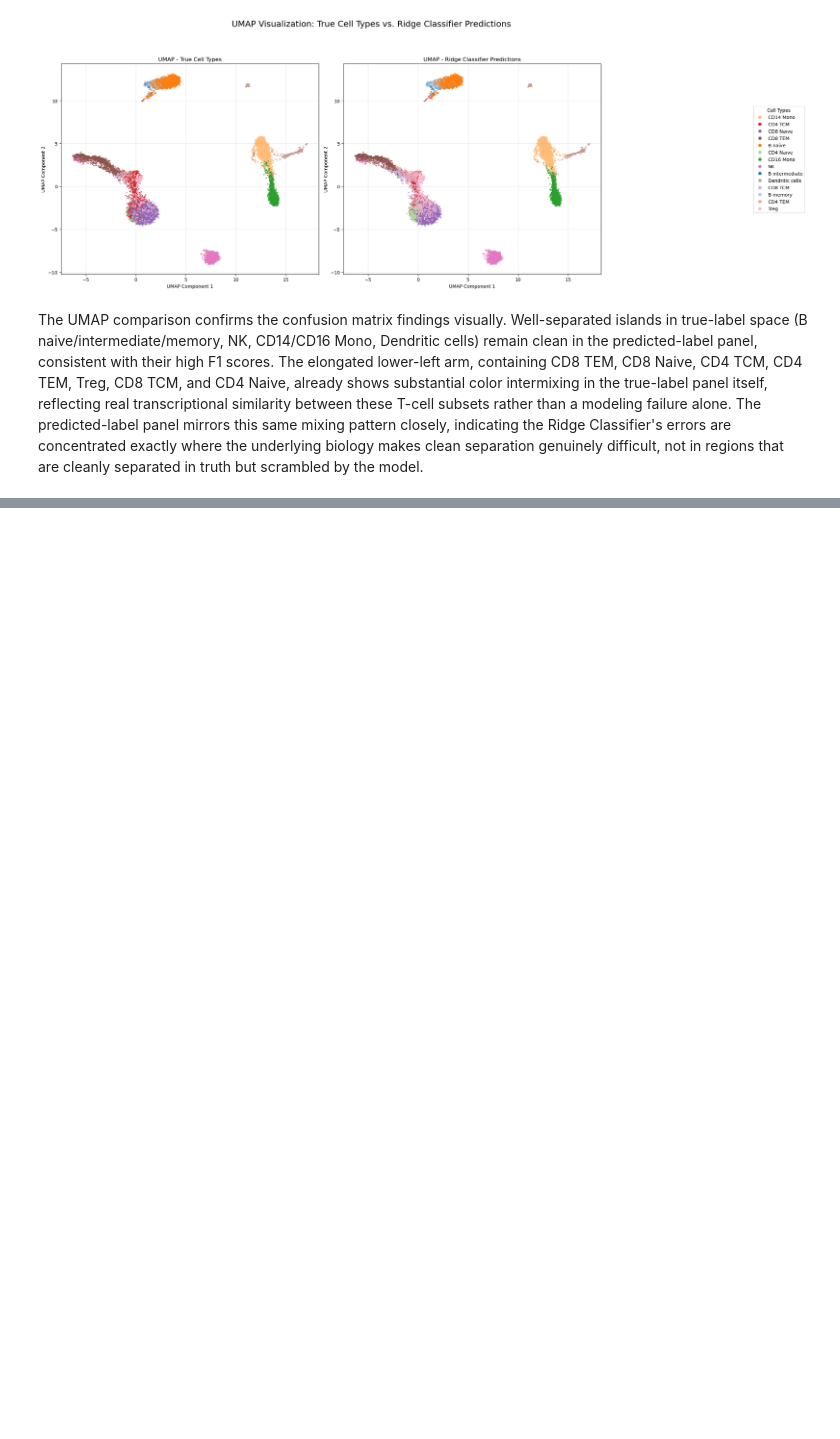
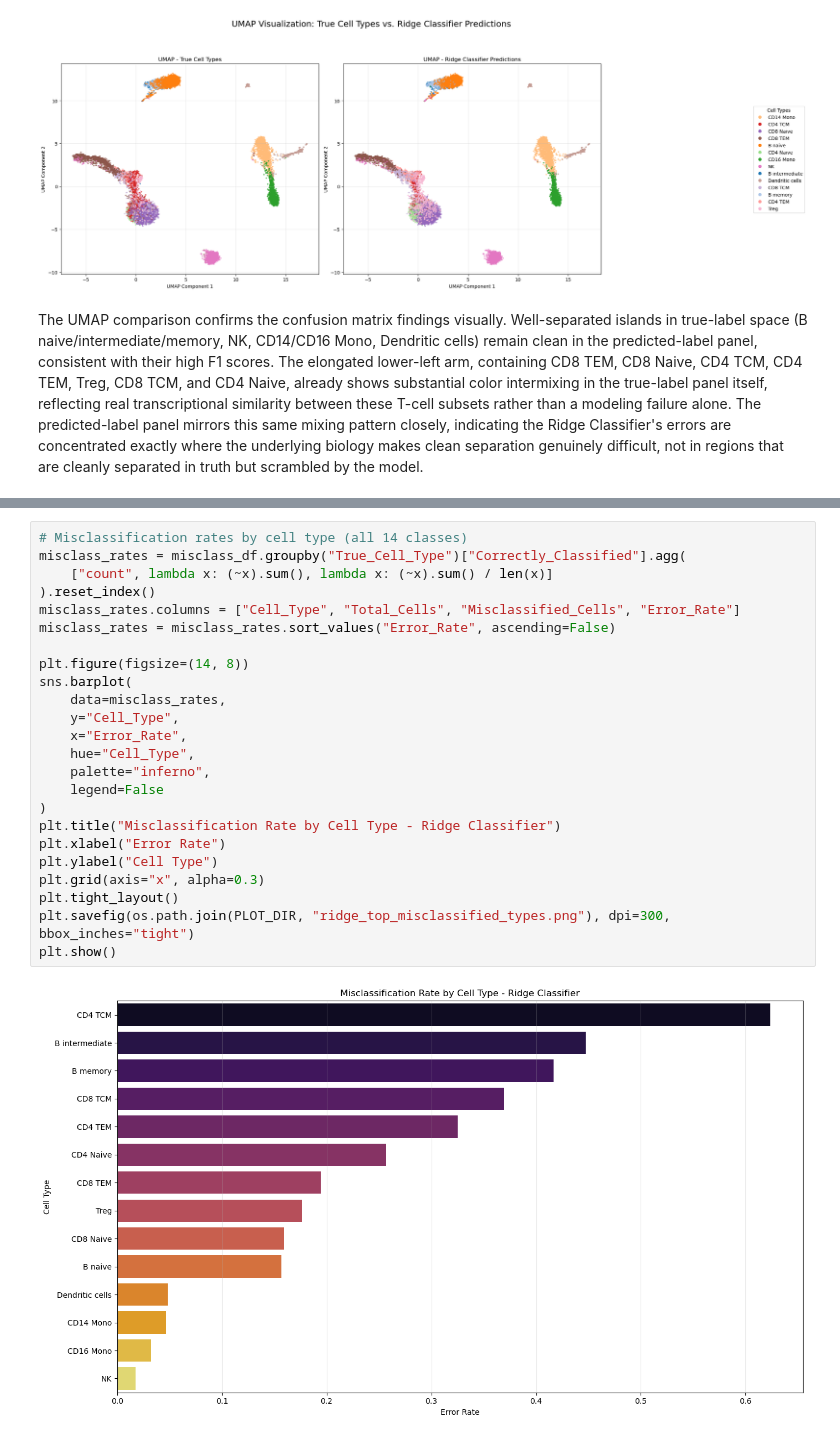
Before and after one commit to rajantidke/ML_immune_cell_type_classifier, a Jupyter notebook: Notebooks/3_Supervised_Learning.ipynb, the cells around one changed output, grey strips where cells are left out. Saved outputs shown, nothing was run; the diff lists cells and outputs as text; blank space fills up the shorter version.

```diff
--- a/Notebooks/3_Supervised_Learning.ipynb
+++ b/Notebooks/3_Supervised_Learning.ipynb
@@ -359,0 +396,26 @@ The UMAP comparison confirms the confusion matrix findings visually. Well-separa
+# %%
+# Misclassification rates by cell type (all 14 classes)
+misclass_rates = misclass_df.groupby("True_Cell_Type")["Correctly_Classified"].agg(
+    ["count", lambda x: (~x).sum(), lambda x: (~x).sum() / len(x)]
+).reset_index()
+misclass_rates.columns = ["Cell_Type", "Total_Cells", "Misclassified_Cells", "Error_Rate"]
+misclass_rates = misclass_rates.sort_values("Error_Rate", ascending=False)
+
+plt.figure(figsize=(14, 8))
+sns.barplot(
+    data=misclass_rates,
+    y="Cell_Type",
+    x="Error_Rate",
+    hue="Cell_Type",
+    palette="inferno",
+    legend=False
+)
+plt.title("Misclassification Rate by Cell Type - Ridge Classifier")
+plt.xlabel("Error Rate")
+plt.ylabel("Cell Type")
+plt.grid(axis="x", alpha=0.3)
+plt.tight_layout()
+plt.savefig(os.path.join(PLOT_DIR, "ridge_top_misclassified_types.png"), dpi=300, bbox_inches="tight")
+plt.show()
+# %% [output]
+[figure, added]
```
Also changed, not shown: parts of 15 cells of this notebook, 17 other files.
